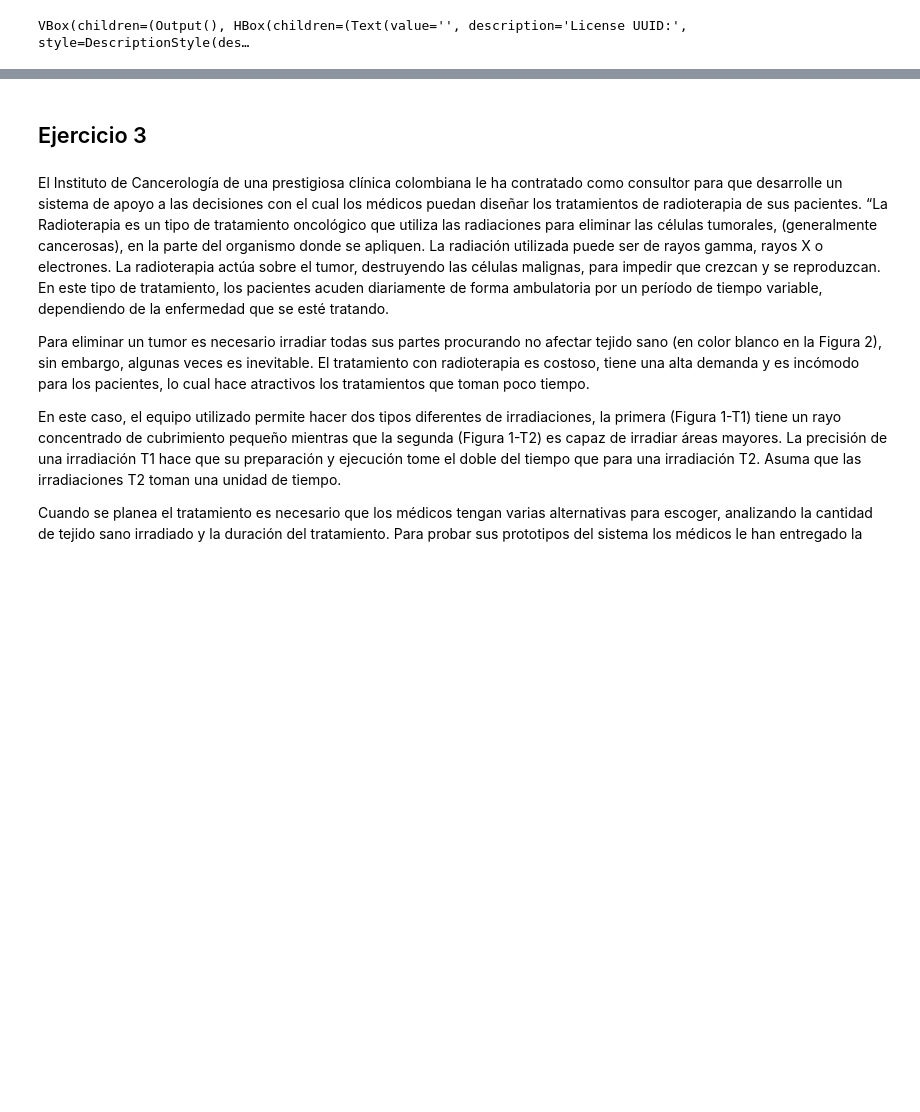
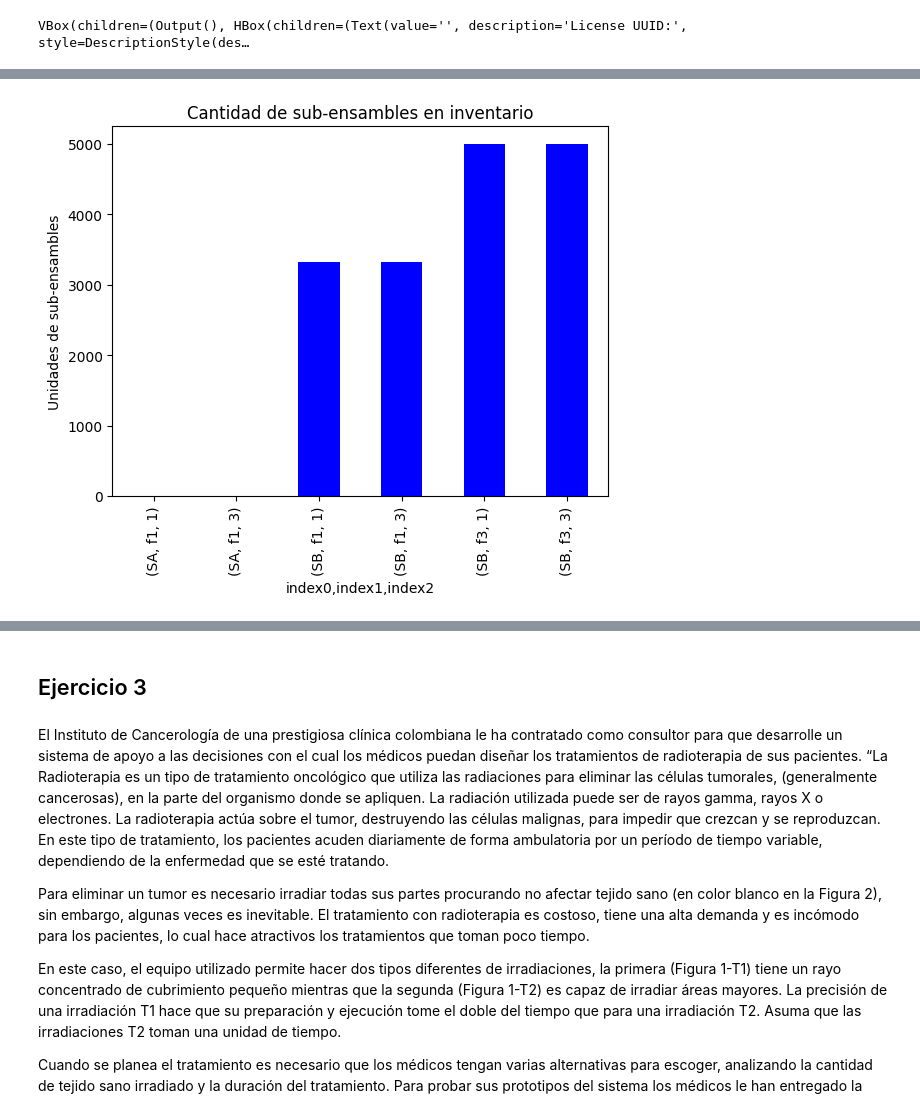
Before and after one commit to luisam19/course_optimizacion, a Jupyter notebook: Taller01_optimización_LuisaMariaZapataSaldarriaga.ipynb, the cells around one changed output, grey strips where cells are left out. Drawn from its saved outputs; the diff is of its cells as text; code cells hidden in the pictures; blank space fills up the shorter version.

```diff
--- a/Taller01_optimización_LuisaMariaZapataSaldarriaga.ipynb
+++ b/Taller01_optimización_LuisaMariaZapataSaldarriaga.ipynb
@@ -577,0 +600,5 @@ e2     1        6534
+# %%
+p_values_non_zero['P.val'].plot(kind='bar',color='b',ylabel='Unidades de sub-ensambles', title='Cantidad de sub-ensambles en inventario')
+plt.show()
+# %% [output]
+[figure, added]
```
Also changed, not shown: parts of 16 cells of this notebook.
